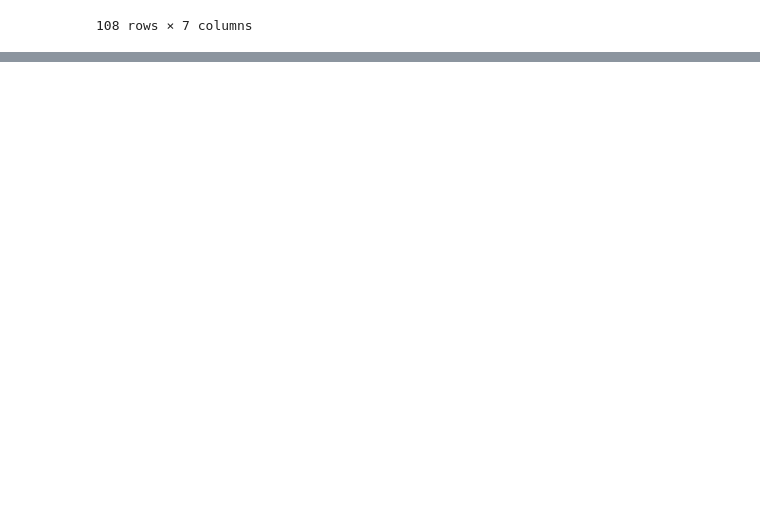
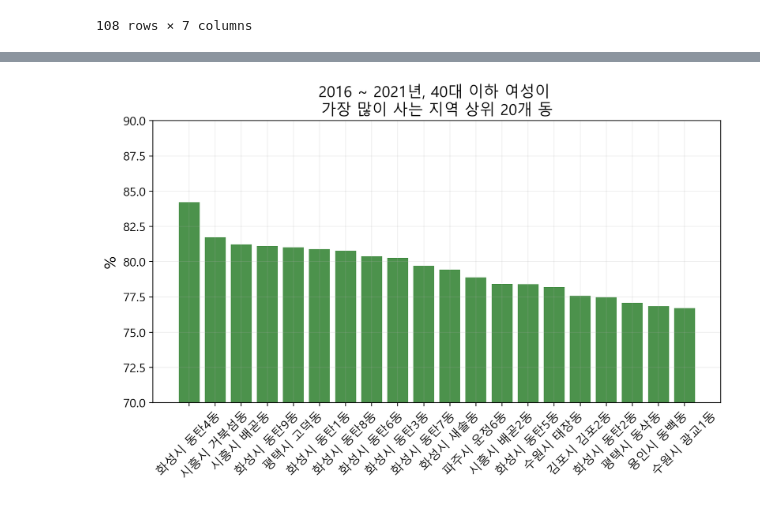
Before and after one commit to semin-pk/DataAnalysisPython, a Jupyter notebook: 1장/chapter01.ipynb, the cells around one changed output, grey strips where cells are left out. Drawn from its saved outputs; the diff is of its cells as text; code cells hidden in the pictures; blank space fills up the shorter version.

```diff
--- a/1장/chapter01.ipynb
+++ b/1장/chapter01.ipynb
@@ -1131,5 +1131,5 @@ See the caveats in the documentation: https://pandas.pydata.org/pandas-docs/stab
 # %%
-df_resent_group = df_result.groupby(['시-동'])['40대_이하_여성비율(%)', '50대_이상_여성비율(%)'].mean()
+df_resent_group = df_result.groupby(['시-동'])[['40대_이하_여성비율(%)', "50대_이상_여성비율(%)"]].mean()
 df_resent_group.reset_index(inplace=True)
 df_resent_group.sort_values(by='40대_이하_여성비율(%)', ascending=False)[:20]
 # %% [output]
@@ -1136,0 +1153,17 @@ ValueError: Cannot subset columns with a tuple with more than one element. Use a
+# %%
+df_top20 = df_resent_group.sort_values(by='40대_이하_여성비율(%)', ascending=False)[:20]
+x = df_top20['시-동']
+y = df_top20['40대_이하_여성비율(%)']
+
+plt.figure(figsize=(10, 5))
+plt.title("2016 ~ 2021년, 40대 이하 여성이 \n가장 많이 사는 지역 상위 20개 동", fontsize=15)
+plt.bar(x, y, alpha=0.7, color='darkgreen')
+
+plt.xticks(size=12, rotation=45)
+plt.yticks(size=12)
+plt.ylabel("%", size=15)
+plt.ylim(70, 90)
+
+plt.grid(True, alpha=0.2)
+# %% [output]
+[figure, added]
```
Also changed, not shown: parts of 24 cells of this notebook.
